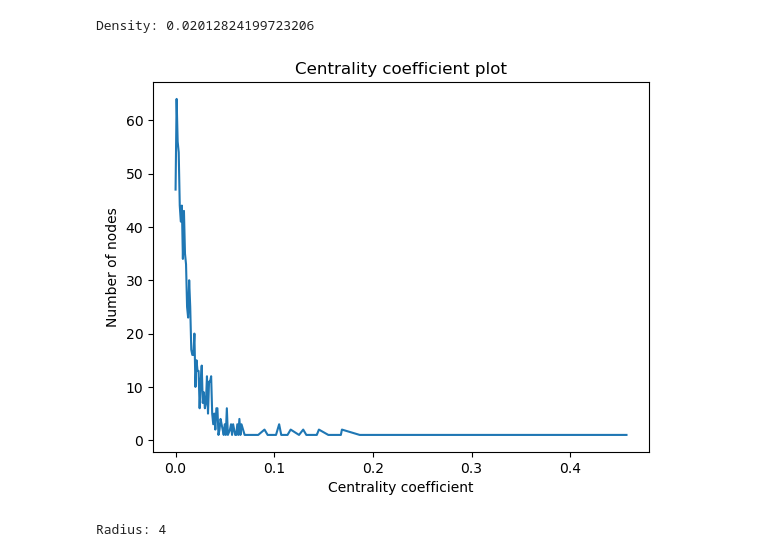
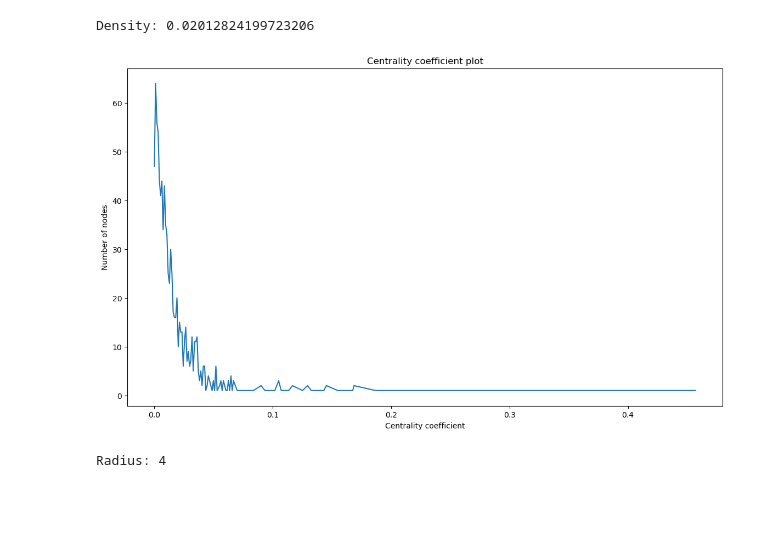
Before and after one commit to Yorlock/AIESS, a Jupyter notebook: Twitch-graph analysis.ipynb, the cells around one changed output. Saved outputs shown, nothing was run; the diff lists cells and outputs as text; code cells hidden in the pictures; blank space fills up the shorter version.

```diff
--- a/Twitch-graph analysis.ipynb
+++ b/Twitch-graph analysis.ipynb
@@ -130,13 +126,14 @@ print(f"Density: {dens}")
 Density: 0.02012824199723206
 # %%
 degree_centrality_list = list(nx.degree_centrality(twitch_graph).values())
+plt.figure(figsize=(14, 8))
 plt.plot(*np.unique(degree_centrality_list, return_counts=True))
 plt.title("Centrality coefficient plot")
 plt.xlabel("Centrality coefficient")
 plt.ylabel("Number of nodes")
 plt.show()
 # %% [output]
-[figure, old version]
+[figure, new version]
 # %%
 # Gdy graf jest rozłączny, to liczymy promień dla największego podgrafu
 if not nx.is_connected(twitch_graph):
```
Also changed, not shown: parts of 9 cells of this notebook.
